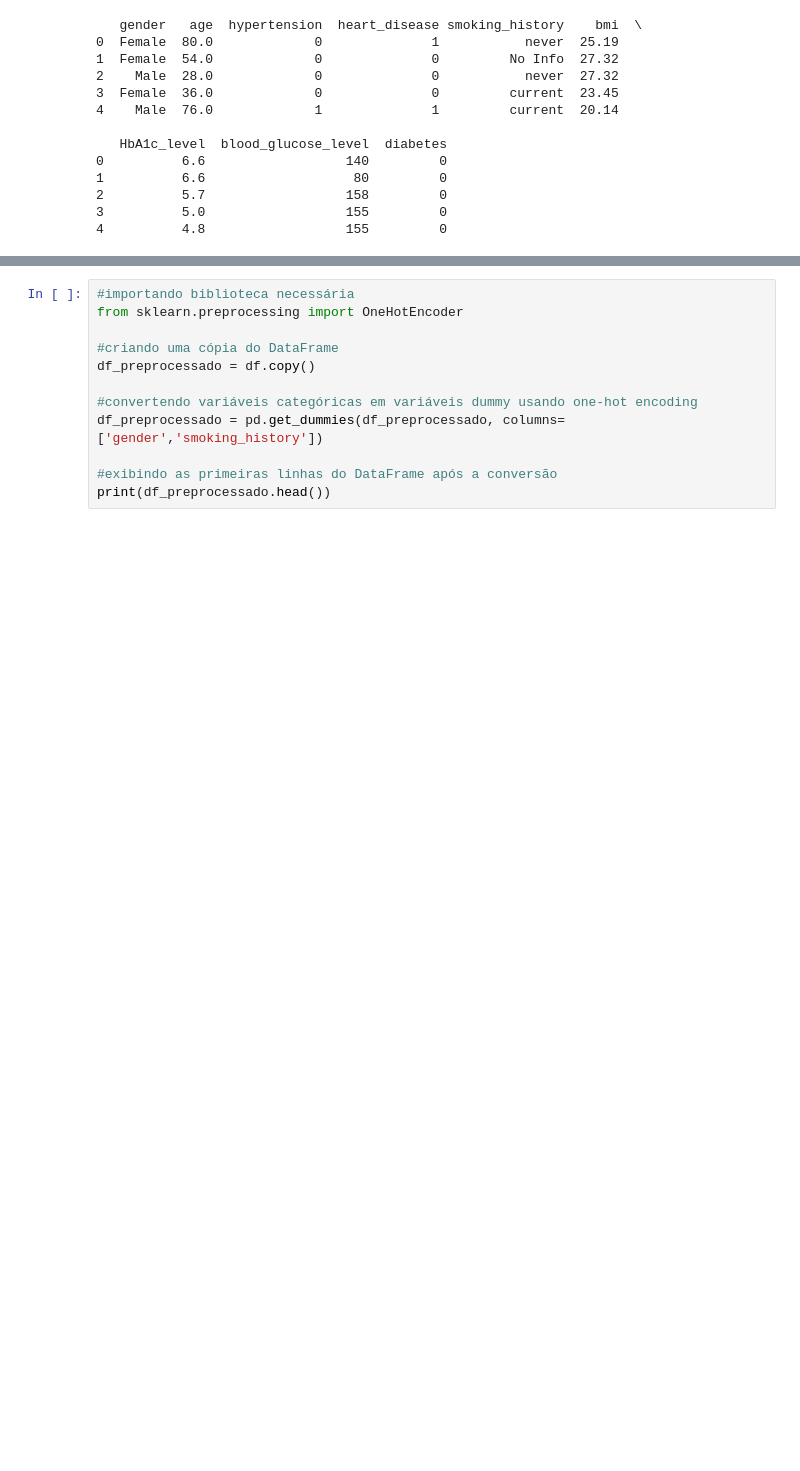
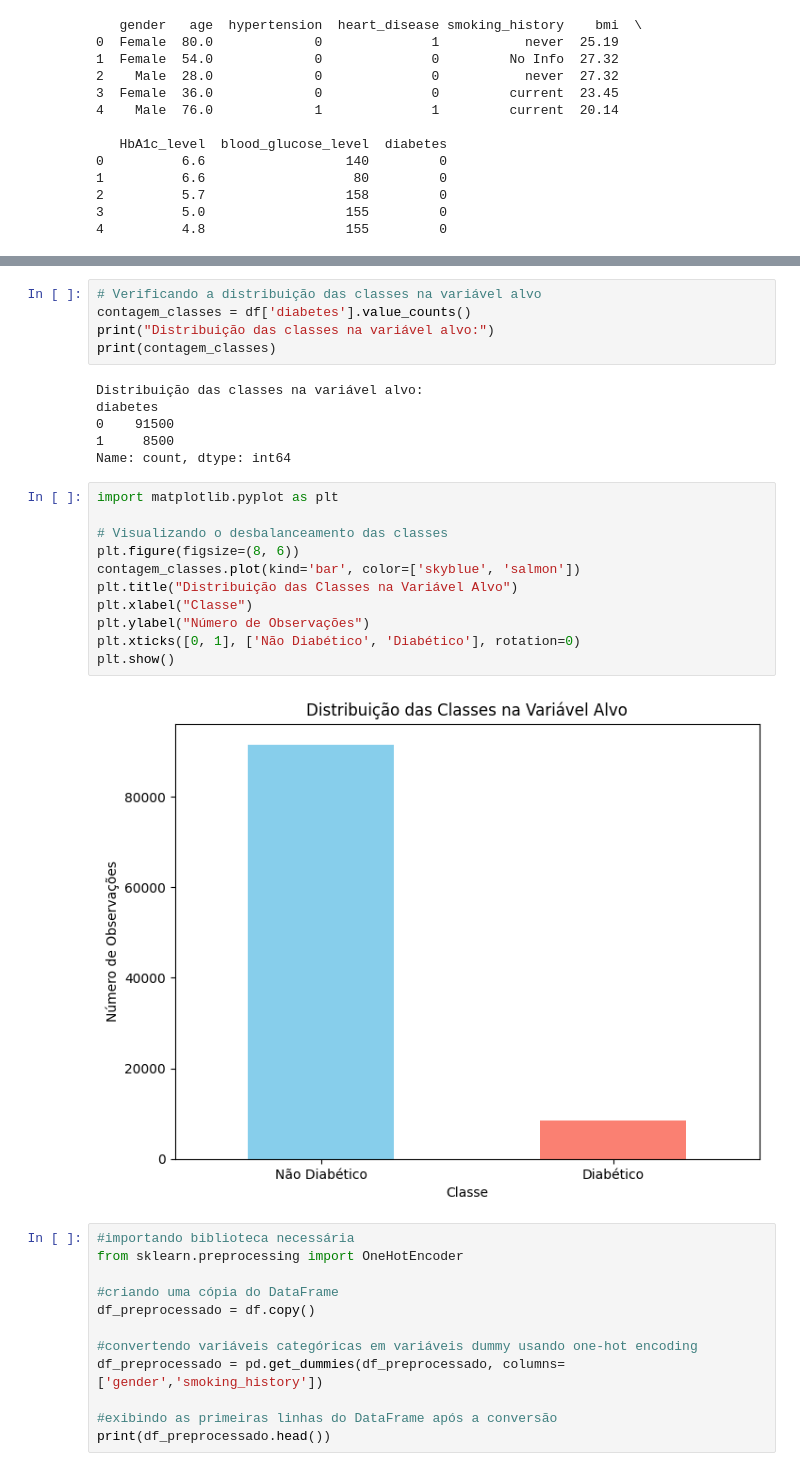
Before and after one commit to renanvilabela/Classifica-o, a Jupyter notebook: Entrega_final_Classificação.ipynb, the cells around one changed output, grey strips where cells are left out. Saved outputs shown, nothing was run; the diff lists cells and outputs as text; blank space fills up the shorter version.

```diff
--- a/Entrega_final_Classificação.ipynb
+++ b/Entrega_final_Classificação.ipynb
@@ -56,6 +91,30 @@ HbA1c_level            0
 blood_glucose_level    0
 diabetes               0
 dtype: int64
+# %%
+# Verificando a distribuição das classes na variável alvo
+contagem_classes = df['diabetes'].value_counts()
+print("Distribuição das classes na variável alvo:")
+print(contagem_classes)
+# %% [output]
+Distribuição das classes na variável alvo:
+diabetes
+0    91500
+1     8500
+Name: count, dtype: int64
+# %%
+import matplotlib.pyplot as plt
+
+# Visualizando o desbalanceamento das classes
+plt.figure(figsize=(8, 6))
+contagem_classes.plot(kind='bar', color=['skyblue', 'salmon'])
+plt.title("Distribuição das Classes na Variável Alvo")
+plt.xlabel("Classe")
+plt.ylabel("Número de Observações")
+plt.xticks([0, 1], ['Não Diabético', 'Diabético'], rotation=0)
+plt.show()
+# %% [output]
+[figure, added]
 # %%
 #importando biblioteca necessária
 from sklearn.preprocessing import OneHotEncoder
```
Also changed, not shown: parts of 3 cells of this notebook.
